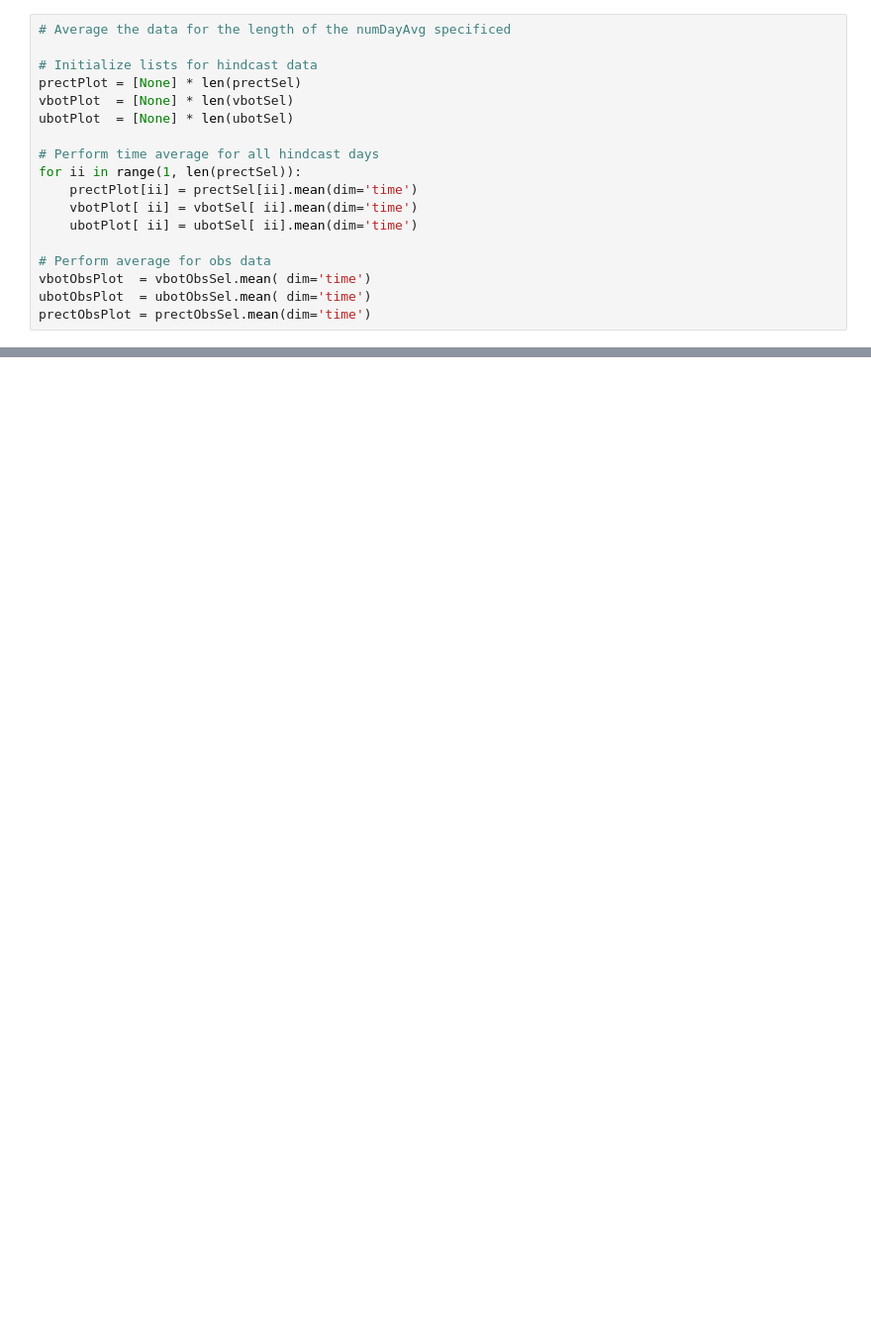
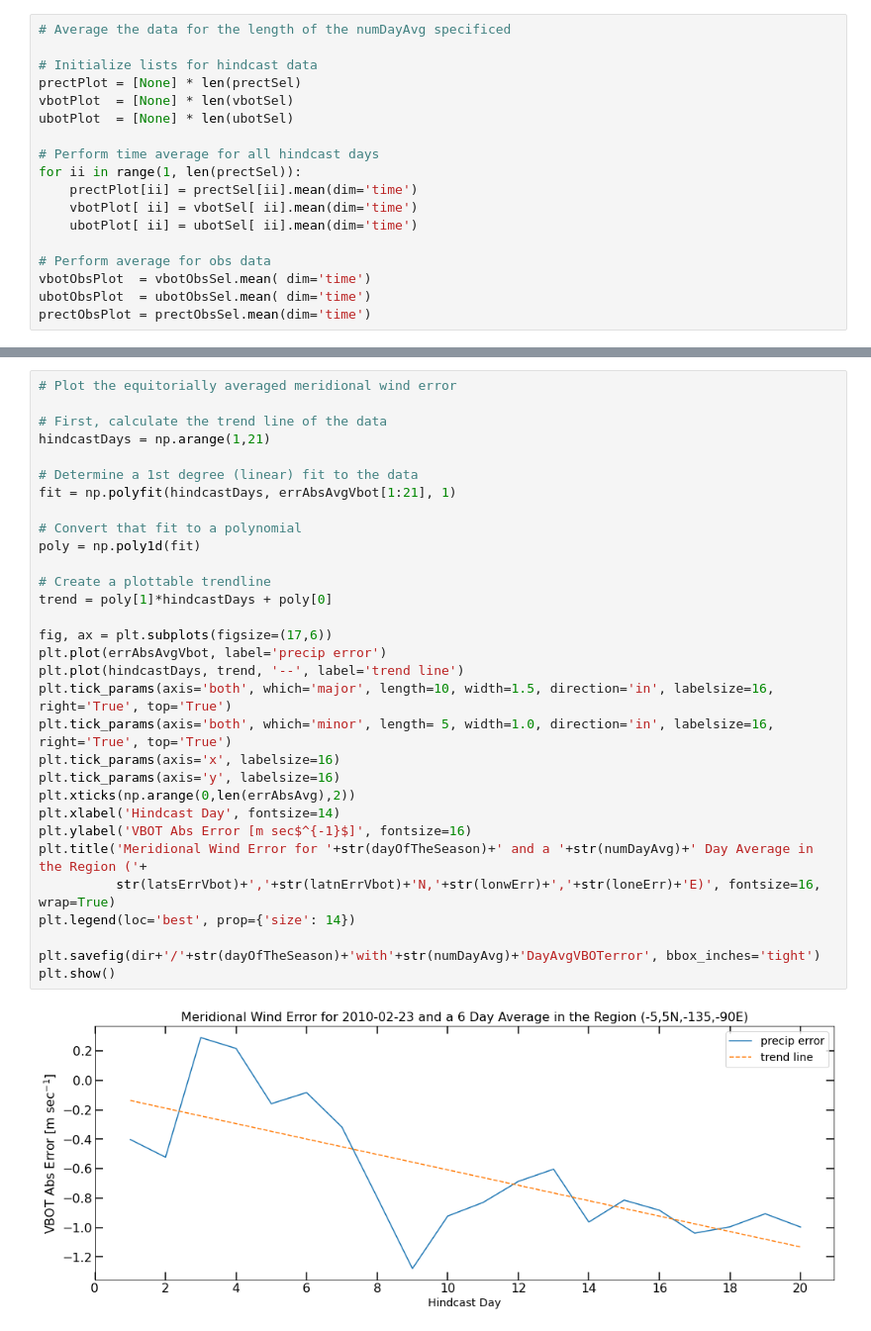
Before and after one commit to ITCZ-hindcasts/python-scripts, a Jupyter notebook: MapPlot.ipynb, the cells around one changed output, grey strips where cells are left out. Shown at 99% size. Saved outputs shown, nothing was run; the diff lists cells and outputs as text; blank space fills up the shorter version.

```diff
--- a/MapPlot.ipynb
+++ b/MapPlot.ipynb
@@ -353,0 +448,33 @@ plt.show()
+# %%
+# Plot the equitorially averaged meridional wind error
+
+# First, calculate the trend line of the data
+hindcastDays = np.arange(1,21)
+
+# Determine a 1st degree (linear) fit to the data
+fit = np.polyfit(hindcastDays, errAbsAvgVbot[1:21], 1)
+
+# Convert that fit to a polynomial
+poly = np.poly1d(fit)
+
+# Create a plottable trendline
+trend = poly[1]*hindcastDays + poly[0]
+
+fig, ax = plt.subplots(figsize=(17,6))
+plt.plot(errAbsAvgVbot, label='precip error')
+plt.plot(hindcastDays, trend, '--', label='trend line')
+plt.tick_params(axis='both', which='major', length=10, width=1.5, direction='in', labelsize=16, right='True', top='True')
+plt.tick_params(axis='both', which='minor', length= 5, width=1.0, direction='in', labelsize=16, right='True', top='True')
+plt.tick_params(axis='x', labelsize=16)
+plt.tick_params(axis='y', labelsize=16)
+plt.xticks(np.arange(0,len(errAbsAvg),2))
+plt.xlabel('Hindcast Day', fontsize=14)
+plt.ylabel('VBOT Abs Error [m sec$^{-1}$]', fontsize=16)
+plt.title('Meridional Wind Error for '+str(dayOfTheSeason)+' and a '+str(numDayAvg)+' Day Average in the Region ('+
+          str(latsErrVbot)+','+str(latnErrVbot)+'N,'+str(lonwErr)+','+str(loneErr)+'E)', fontsize=16, wrap=True)
+plt.legend(loc='best', prop={'size': 14})
+
+plt.savefig(dir+'/'+str(dayOfTheSeason)+'with'+str(numDayAvg)+'DayAvgVBOTerror', bbox_inches='tight')
+plt.show()
+# %% [output]
+[figure, added]
```
Also changed, not shown: parts of 12 cells of this notebook, 10 other files.
